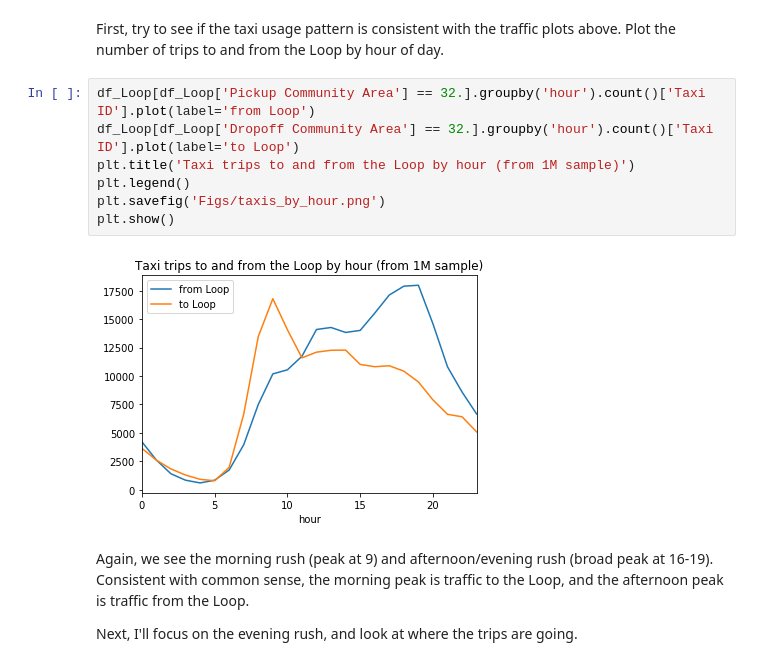
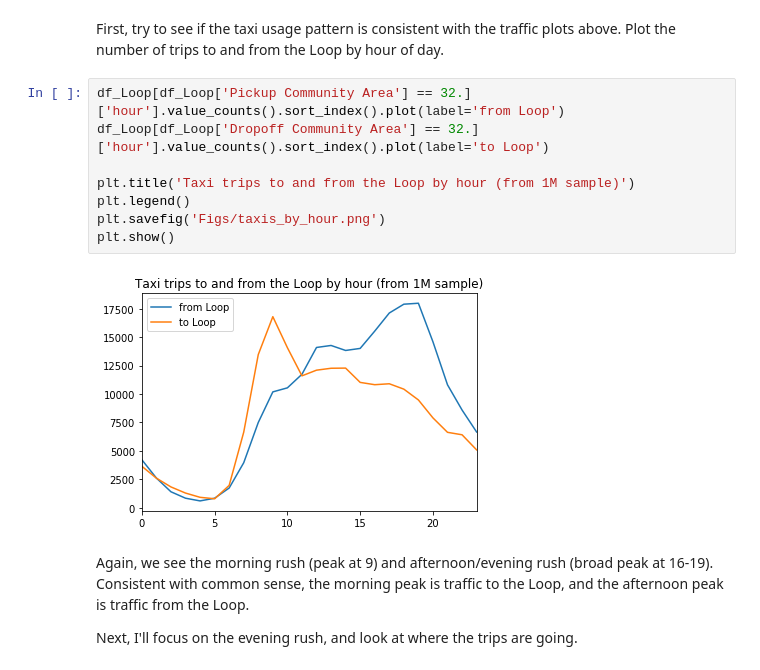
Before and after one commit to Inoueian/chicago-taxi, a Jupyter notebook: chicago-taxi.ipynb, the cells around one changed output. Drawn from its saved outputs; the diff is of its cells as text.

```diff
--- a/chicago-taxi.ipynb
+++ b/chicago-taxi.ipynb
@@ -138,14 +134,15 @@ df_Loop.Fare = df_Loop.Fare.apply(lambda x: float(x[1:]))
 # %% [markdown]
 First, try to see if the taxi usage pattern is consistent with the traffic plots above. Plot the number of trips to and from the Loop by hour of day.
 # %%
-df_Loop[df_Loop['Pickup Community Area'] == 32.].groupby('hour').count()['Taxi ID'].plot(label='from Loop')
-df_Loop[df_Loop['Dropoff Community Area'] == 32.].groupby('hour').count()['Taxi ID'].plot(label='to Loop')
+df_Loop[df_Loop['Pickup Community Area'] == 32.]['hour'].value_counts().sort_index().plot(label='from Loop')
+df_Loop[df_Loop['Dropoff Community Area'] == 32.]['hour'].value_counts().sort_index().plot(label='to Loop')
+
 plt.title('Taxi trips to and from the Loop by hour (from 1M sample)')
 plt.legend()
 plt.savefig('Figs/taxis_by_hour.png')
 plt.show()
 # %% [output]
-[figure, old version]
+[figure, new version]
 # %% [markdown]
 Again, we see the morning rush (peak at 9) and afternoon/evening rush (broad peak at 16-19). Consistent with common sense, the morning peak is traffic to the Loop, and the afternoon peak is traffic from the Loop.
 
```
Also changed, not shown: parts of 13 cells of this notebook, 3 other files.
